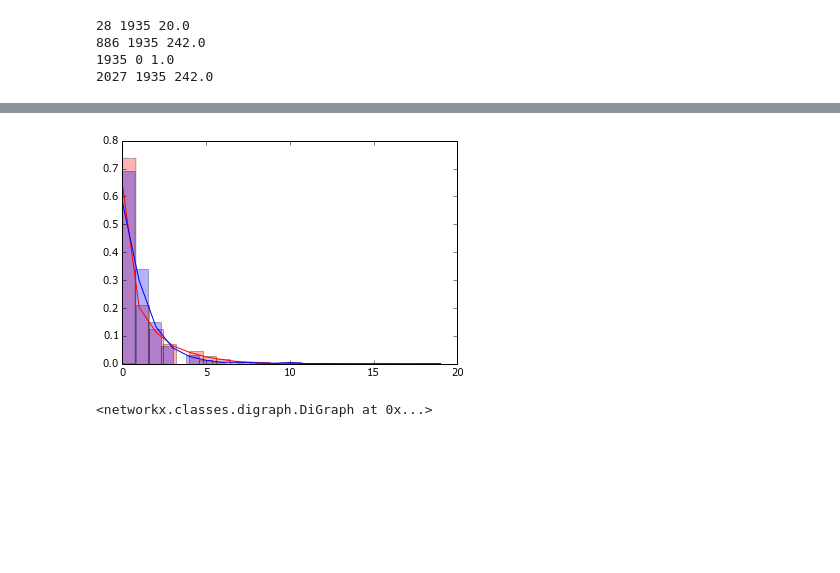
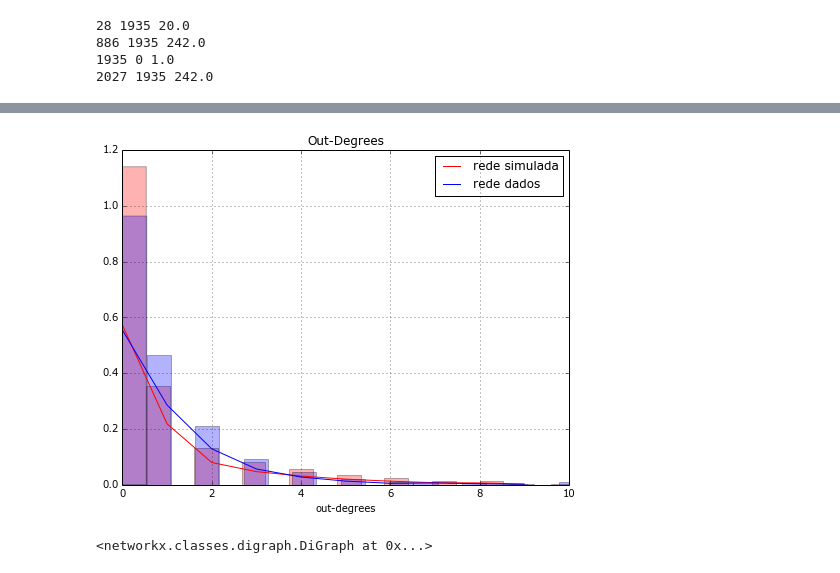
Before and after one commit to elisamussumeci/TCC, a Jupyter notebook: Notebook/Untitled.ipynb, the cells around one changed output, grey strips where cells are left out. Cells and saved outputs as stored; diff of their text form; code cells hidden in the pictures; blank space fills up the shorter version.

```diff
--- a/Notebook/Untitled.ipynb
+++ b/Notebook/Untitled.ipynb
@@ -106,5 +106,6 @@ def graph_simu_nx(Infects, G):
 A = graph_simu_nx(Infects,G)
 nx.write_gpickle(A, '/home/elisa/Documents/Projetos/TCC/data/charlie/graph_simulated_nx.gpickle')
 # %%
+A = nx.read_gpickle('/home/elisa/Documents/Projetos/TCC/data/charlie/graph_simulated_nx.gpickle')
 graph = nx.read_gpickle('/home/elisa/Documents/Projetos/TCC/data/charlie/original_graph.gpickle')
 # %%
@@ -140 +145,4 @@ for i in B:
+# %%
+a = [i[1] for i in A.out_degree_iter()]
+b = [i[1] for i in graph.out_degree_iter()]
 # %%
@@ -151,5 +157,5 @@ WARNING: pylab import has clobbered these variables: ['f']
 # %%
 from scipy.stats import gaussian_kde
 # %%
-g_a = gaussian_kde(a,)
+g_a = gaussian_kde(a)
 g_b = gaussian_kde(b)
@@ -156,13 +185,19 @@ g_b = gaussian_kde(b)
 # %%
-plt.hist(a, bins=20, color='r', alpha=0.3, normed=True)
-plt.hist(b, bins=25, color='b', alpha=0.3, normed=True)
-plt.plot(range(0,20), g_a.evaluate(range(20)), color='r')
-plt.plot(range(0,20), g_b.evaluate(range(20)), color='b')
+plt.figure(figsize=(8, 6))
+plt.hist(a, bins=30, color='r', alpha=0.3, normed=True)
+plt.hist(b, bins=35, color='b', alpha=0.3, normed=True)
+plt.plot(range(0,10), g_a.evaluate(range(10)), color='r')
+plt.plot(range(0,10), g_b.evaluate(range(10)), color='b')
+plt.xlim(0,10)
+plt.grid()
 
-plt.xlim(0,20)
+plt.legend(('rede simulada', 'rede dados'))
+plt.title("Out-Degrees")
+plt.xlabel('out-degrees')
+plt.savefig('teste.png')
 plt.show()
 # %% [output]
-[figure, old version]
+[figure, new version]
 # %%
 a = [i[1] for i in A.out_degree_iter()]
 # %%
```
Also changed, not shown: parts of 8 cells of this notebook, 30 other files.
